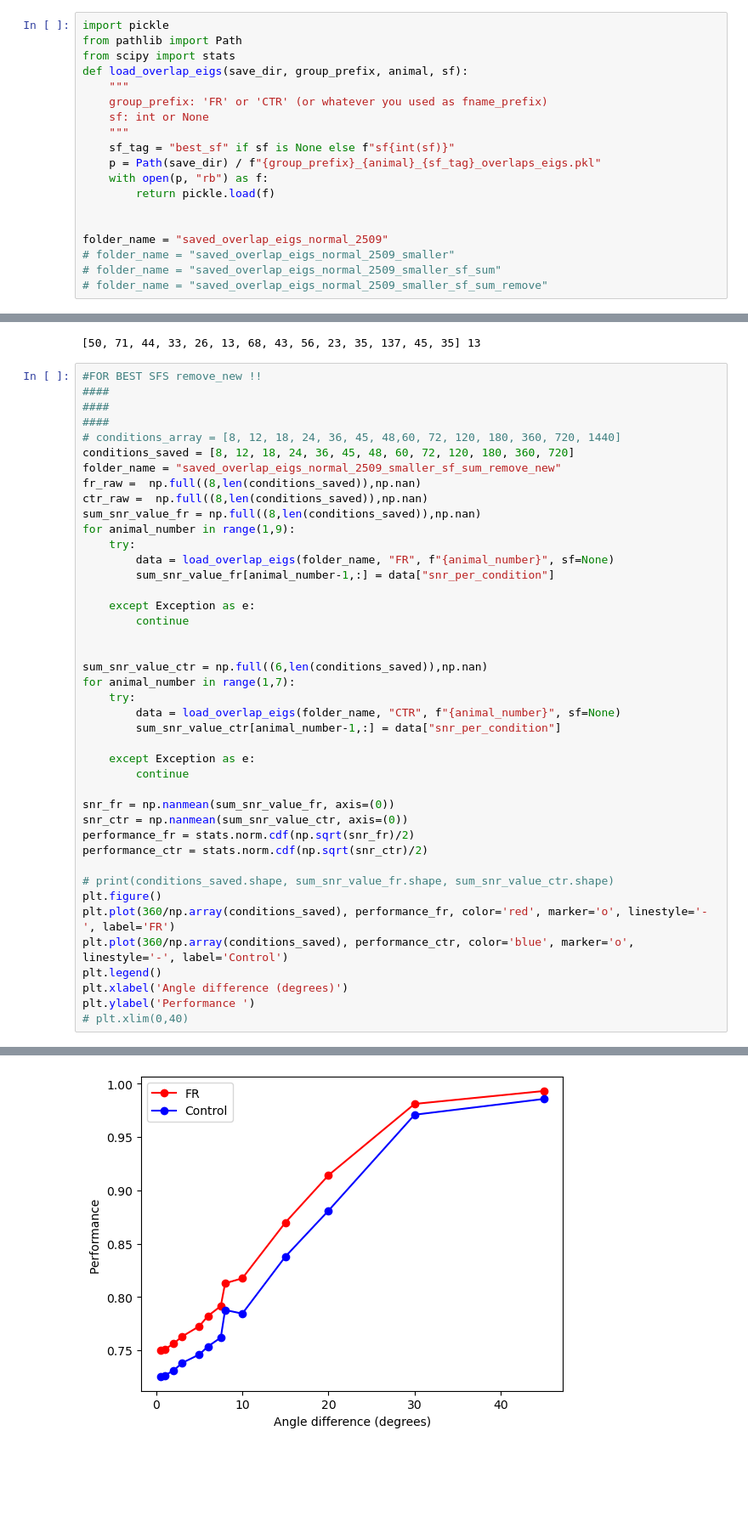
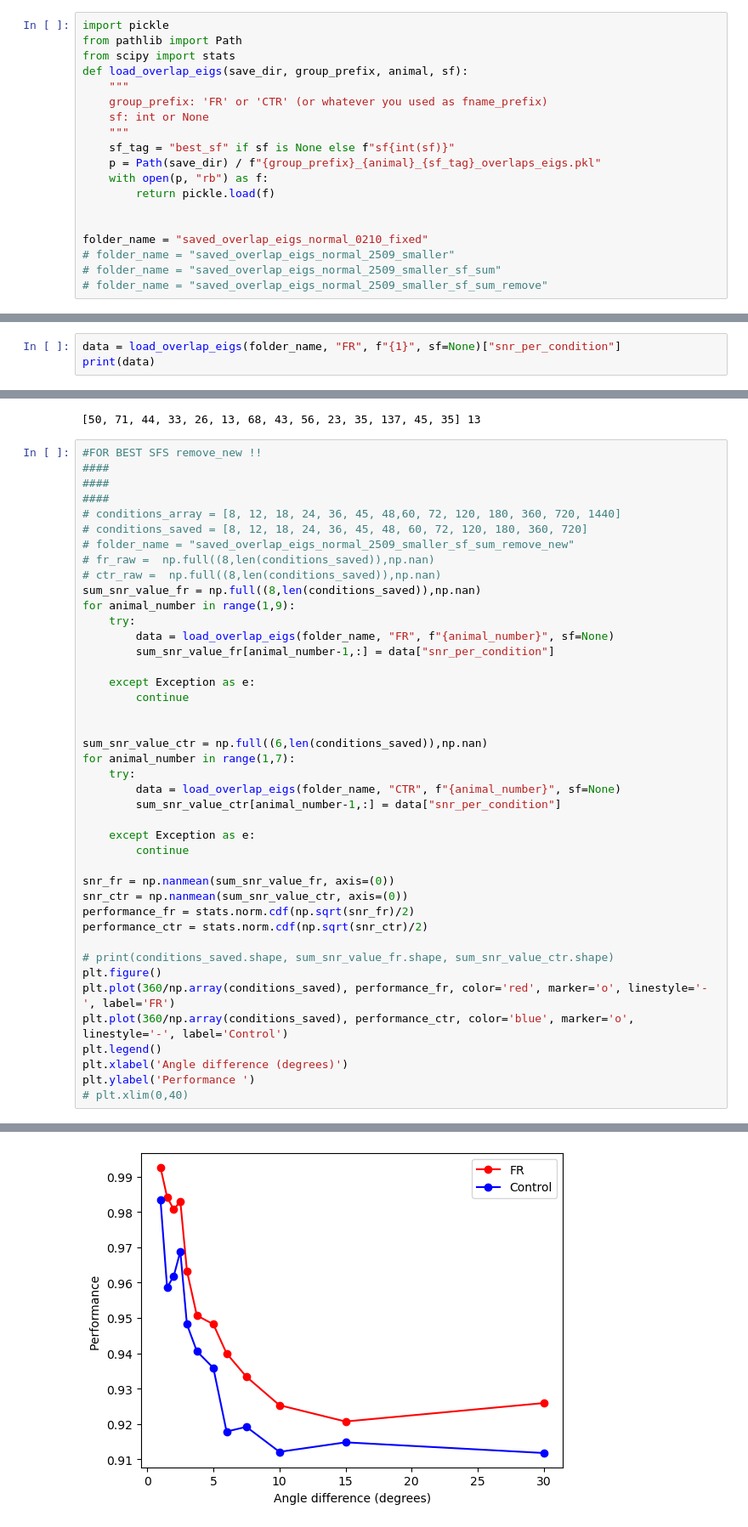
Before and after one commit to scastedo/wishart-process, a Jupyter notebook: z_castedo_testing_overlap_results.ipynb, the cells around one changed output, grey strips where cells are left out. Shown at 85% size. Saved outputs shown, nothing was run; the diff lists cells and outputs as text; blank space fills up the shorter version.

```diff
--- a/z_castedo_testing_overlap_results.ipynb
+++ b/z_castedo_testing_overlap_results.ipynb
@@ -472,7 +476,7 @@ def load_overlap_eigs(save_dir, group_prefix, animal, sf):
         return pickle.load(f)
 
 
-folder_name = "saved_overlap_eigs_normal_2509"
+folder_name = "saved_overlap_eigs_normal_0210_fixed"
 # folder_name = "saved_overlap_eigs_normal_2509_smaller"
 # folder_name = "saved_overlap_eigs_normal_2509_smaller_sf_sum"
 # folder_name = "saved_overlap_eigs_normal_2509_smaller_sf_sum_remove"
@@ -609,0 +621,3 @@ Text(0, 0.5, 'Performance ')
+# %%
+data = load_overlap_eigs(folder_name, "FR", f"{1}", sf=None)["snr_per_condition"]
+print(data)
@@ -633,10 +650,10 @@ print(number_neurons, MIN_NEURONS)
 ####
 ####
 # conditions_array = [8, 12, 18, 24, 36, 45, 48,60, 72, 120, 180, 360, 720, 1440]
-conditions_saved = [8, 12, 18, 24, 36, 45, 48, 60, 72, 120, 180, 360, 720]
-folder_name = "saved_overlap_eigs_normal_2509_smaller_sf_sum_remove_new"
-fr_raw =  np.full((8,len(conditions_saved)),np.nan)
-ctr_raw =  np.full((8,len(conditions_saved)),np.nan)
+# conditions_saved = [8, 12, 18, 24, 36, 45, 48, 60, 72, 120, 180, 360, 720]
+# folder_name = "saved_overlap_eigs_normal_2509_smaller_sf_sum_remove_new"
+# fr_raw =  np.full((8,len(conditions_saved)),np.nan)
+# ctr_raw =  np.full((8,len(conditions_saved)),np.nan)
 sum_snr_value_fr = np.full((8,len(conditions_saved)),np.nan)
 for animal_number in range(1,9):
     try:
@@ -644,31 +661,31 @@ for animal_number in range(1,9):
         sum_snr_value_fr[animal_number-1,:] = data["snr_per_condition"]
 
     except Exception as e:
         continue
 
 
 sum_snr_value_ctr = np.full((6,len(conditions_saved)),np.nan)
 for animal_number in range(1,7):
     try:
         data = load_overlap_eigs(folder_name, "CTR", f"{animal_number}", sf=None)
         sum_snr_value_ctr[animal_number-1,:] = data["snr_per_condition"]
 
     except Exception as e:
         continue
 
 snr_fr = np.nanmean(sum_snr_value_fr, axis=(0))
 snr_ctr = np.nanmean(sum_snr_value_ctr, axis=(0))
 performance_fr = stats.norm.cdf(np.sqrt(snr_fr)/2)
 performance_ctr = stats.norm.cdf(np.sqrt(snr_ctr)/2)
 
 # print(conditions_saved.shape, sum_snr_value_fr.shape, sum_snr_value_ctr.shape)
 plt.figure()
 plt.plot(360/np.array(conditions_saved), performance_fr, color='red', marker='o', linestyle='-', label='FR')
 plt.plot(360/np.array(conditions_saved), performance_ctr, color='blue', marker='o', linestyle='-', label='Control')
 plt.legend()
 plt.xlabel('Angle difference (degrees)')
 plt.ylabel('Performance ')
 # plt.xlim(0,40)
 # %% [output]
 Text(0, 0.5, 'Performance ')
-[figure, old version]
+[figure, new version]
```
Also changed, not shown: parts of 6 cells of this notebook, 30 other files.
